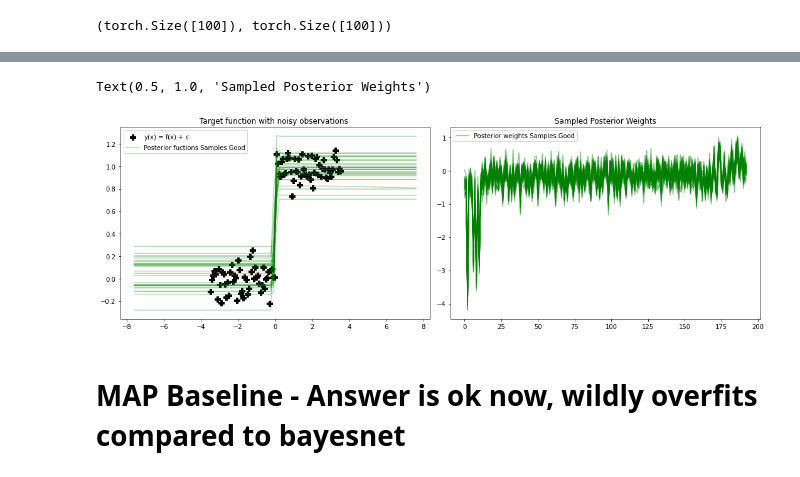
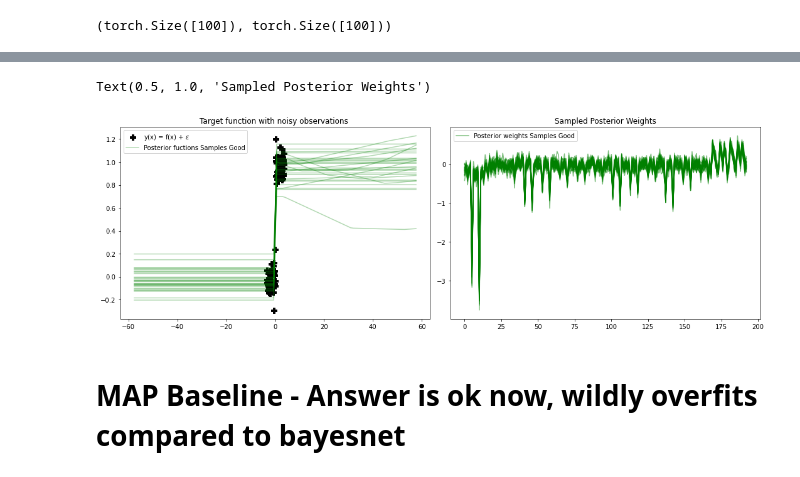
Before and after one commit to franciscovargas/ControlledFollmerDrift, a Jupyter notebook: notebooks/NonLinearRegressionExample.ipynb, the cells around one changed output, grey strips where cells are left out. Saved outputs shown, nothing was run; the diff lists cells and outputs as text; code cells hidden in the pictures.

```diff
--- a/notebooks/NonLinearRegressionExample.ipynb
+++ b/notebooks/NonLinearRegressionExample.ipynb
@@ -156,7 +156,7 @@ net = OnedRegressionForwardNet(
     1,1, device=device, depth=2, width=12, activation=F.relu
 )
 
-def ln_prior(Θ, σ_w=1.6):
+def ln_prior(Θ, σ_w=1.3):
     """
     Logistic regresion bayesian prior
     """
@@ -250,3 +182,15 @@ else:
+# %%
+γ = 0.1
+Δt = 0.01
+
+# γ = 1
+# Δt = 0.05 - \sigma_w = 10-6
+sde, losses = basic_batched_trainer(
+    γ, Δt, ln_prior, log_likelihood_vmap, net.dim, X_train, y_train,
+    method="euler", stl=True, adjoint=False, optimizer=None,
+    num_steps=300, batch_size_data=100, batch_size_Θ=40,
+    batchnorm=True, device=device, lr=0.007
+)
 # %%
 torch.cuda.empty_cache()
 # %%
@@ -277,7 +221,7 @@ plt.plot(losses[:])
 # %%
 t_size = int(math.ceil(1.0/Δt))
 ts = torch.linspace(0, 1, t_size).to(device)
-no_posterior_samples = 100
+no_posterior_samples = 300
 Θ_0 = torch.zeros((no_posterior_samples, net.dim)).to(device)
 
 torch.cuda.empty_cache()
@@ -336,40 +280,40 @@ zero_ind = torch.abs(X_train).argmin()
 thresh = 10
 label_2, label_1 = True, True
 
-end=7.6
+end=57.6
 X_train_2 = torch.linspace(-end, end, 100).reshape(-1,1).to(device)
 
 for i in range(30):
 #     print(Θ_1[i,:3])
     θ = Θ_1[i,:,]
     pred = net.forward(X_train_2, θ).mean(axis=1)
     pred_min, pred_max = pred[zero_ind-thresh], pred[zero_ind+thresh]
     label = True if i==0 else False
     if torch.abs(pred_min - pred_max) < 0.25:
         ax.plot(
             X_train_2.detach().cpu(), pred.detach().cpu(),
             alpha=0.3, color="red", label="Posterior function Samples Flat" if label_1 else None
         )
         ax1.plot(θ.detach().cpu(),  alpha=0.5, color="red", label="Posterior weights Samples Flat"  if label_1 else None)
         label_1 = False
     else:
         ax.plot(
             X_train_2.detach().cpu(), pred.detach().cpu(),
             alpha=0.3, color="green", label="Posterior fuctions Samples Good" if label_2 else None
         )
         ax1.plot(θ.detach().cpu(),  alpha=0.5, color="green", label="Posterior weights Samples Good" if label_2 else None )
         label_2 = False
 
 
 ax.legend(loc = 'upper left')
 ax.set_title('Target function with noisy observations ')
 
 ax1.legend(loc = 'upper left')
 ax1.set_title('Sampled Posterior Weights')
 # plt.plot(X_train.detach().cpu(), y_train.detach().cpu())
 # %% [output]
 Text(0.5, 1.0, 'Sampled Posterior Weights')
-[figure, old version]
+[figure, new version]
 # %% [markdown]
 # MAP Baseline - Answer is ok now, wildly overfits compared to bayesnet
 # %%
```
Also changed, not shown: parts of 6 cells of this notebook, 2 other files.
